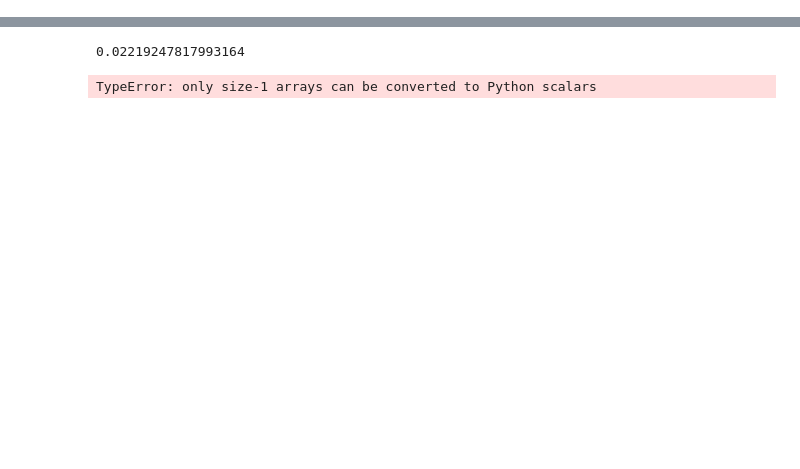
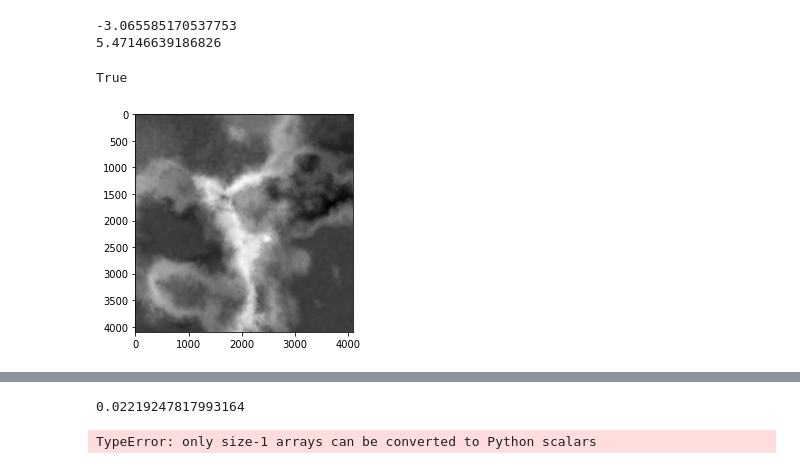
Before and after one commit to EddieMcT/Map_Generator, a Jupyter notebook: landscape generator.ipynb, the cells around one changed output, grey strips where cells are left out. Saved outputs shown, nothing was run; the diff lists cells and outputs as text; code cells hidden in the pictures; blank space fills up the shorter version.

```diff
--- a/landscape generator.ipynb
+++ b/landscape generator.ipynb
@@ -76,0 +218,13 @@ plt.show()
+# %%
+Z = Z + -1 * np.min(Z)
+Z = Z /np.max(Z)
+Z = Z.astype(np.float32)
+print(a)
+print(b)
+plt.imshow(Z, cmap = "gray")
+cv2.imwrite("heightmap10.tiff",Z)#(Z * 255/np.max(Z)))
+# %% [output]
+-3.065585170537753
+5.47146639186826
+True
+[figure, added]
```
Also changed, not shown: parts of 18 cells of this notebook, 7 other files.
